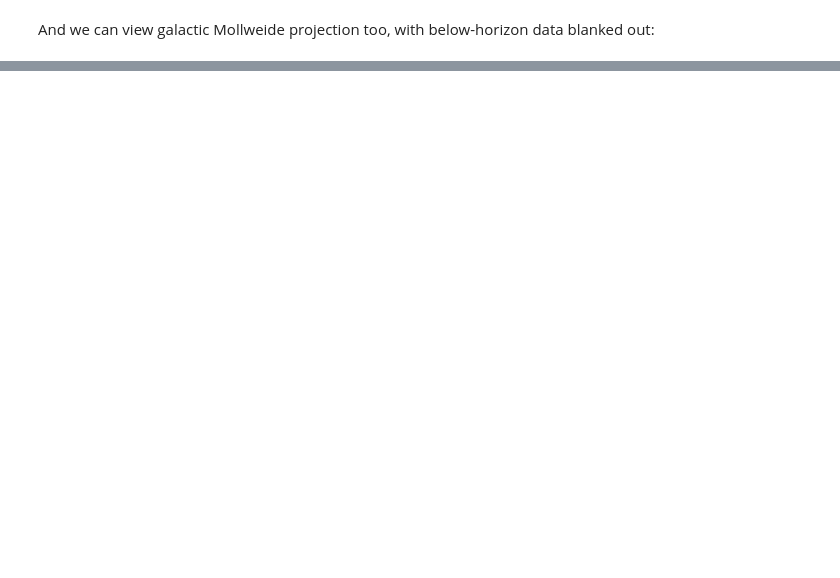
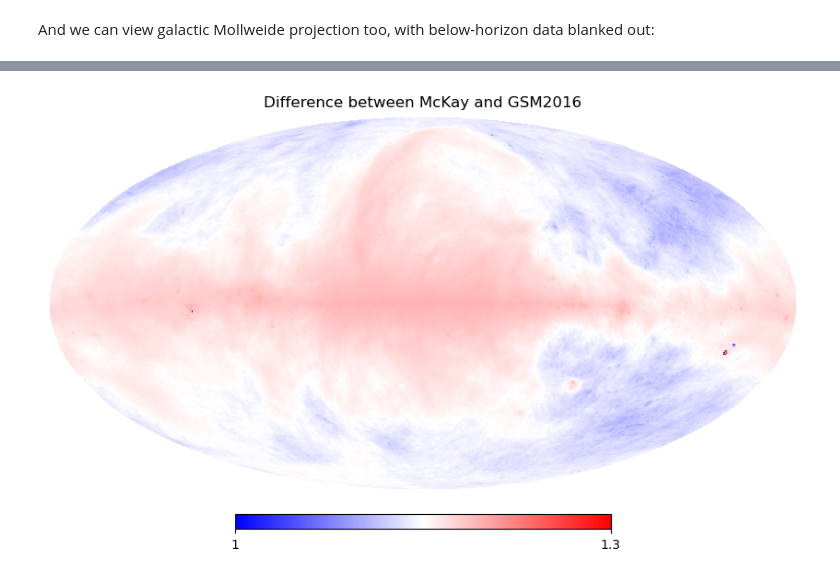
Before and after one commit to telegraphic/pygdsm, a Jupyter notebook: docs/pygdsm16_quickstart.ipynb, the cells around one changed output, grey strips where cells are left out. Drawn from its saved outputs; the diff is of its cells as text; code cells hidden in the pictures; blank space fills up the shorter version.

```diff
--- a/docs/pygdsm16_quickstart.ipynb
+++ b/docs/pygdsm16_quickstart.ipynb
@@ -105,0 +132,5 @@ GlobalSKyModel16?
+# %%
+hp.mollview(mkm_map / gsm16_map, title='Difference between McKay and GSM2016',
+cmap='bwr', min=1, max=1.3)
+# %% [output]
+[figure, added]
```
Also changed, not shown: parts of 15 cells of this notebook, 9 other files.
